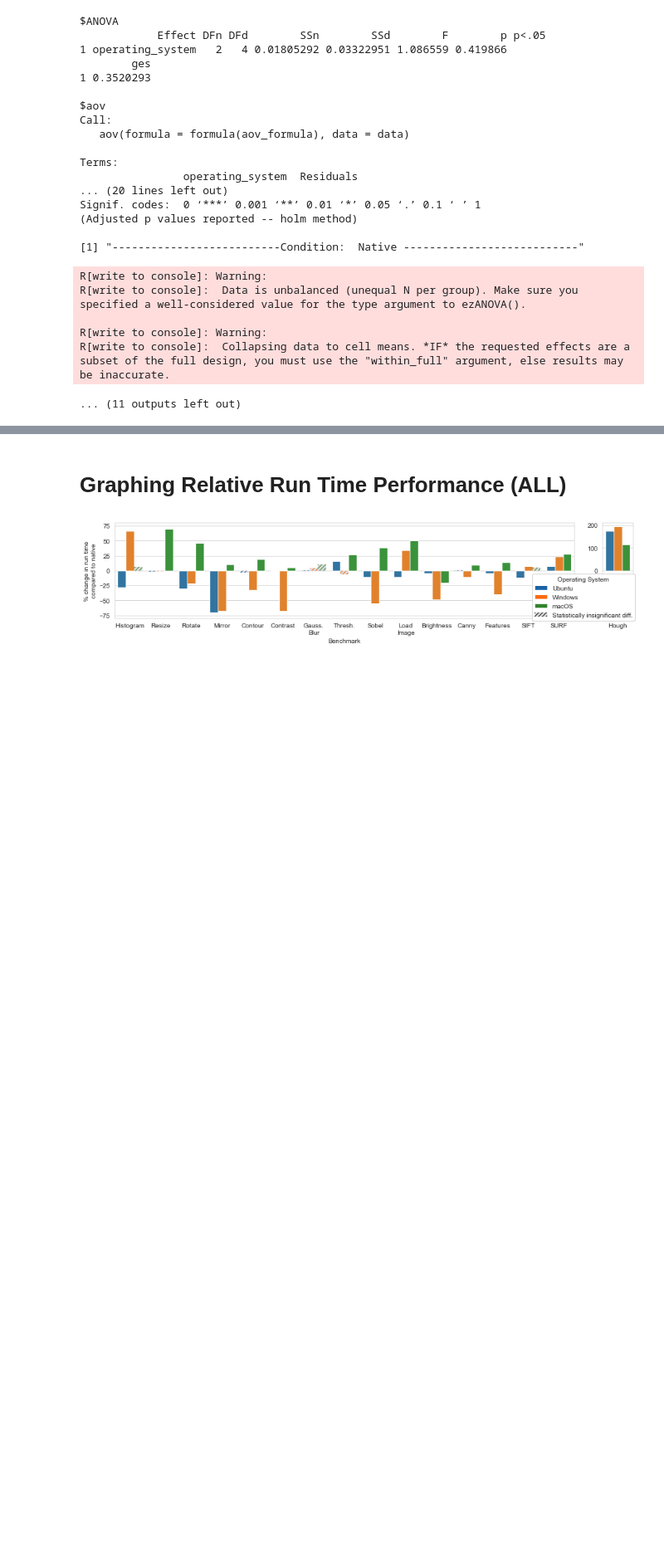
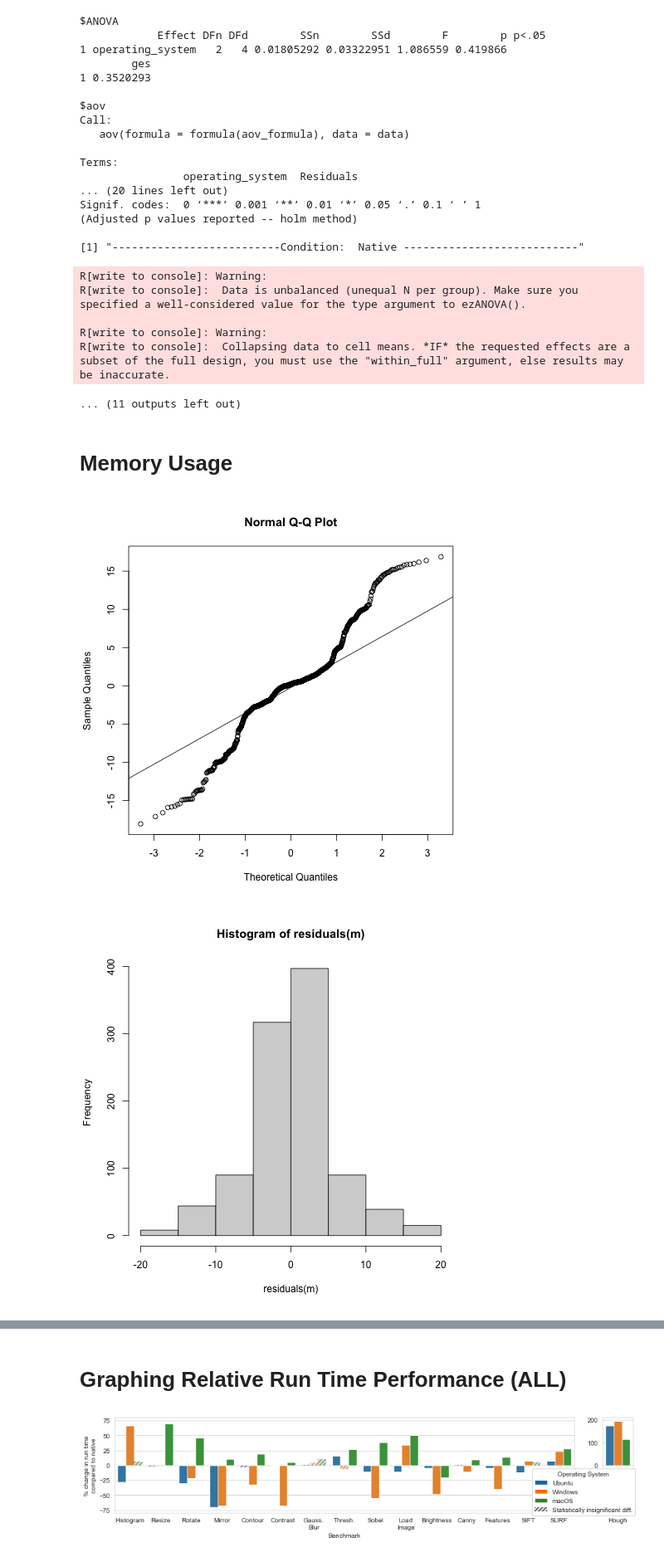
Before and after one commit to gzinck/docker-eval, a Jupyter notebook: data-analysis/docker_results.ipynb, the cells around one changed output, grey strips where cells are left out. Shown: that part at 83% size. Saved outputs shown, nothing was run; the diff lists cells and outputs as text; code cells hidden in the pictures; blank space fills up the shorter version.

Commit message:
Added some analysis for the memory stuff

```diff
--- a/data-analysis/docker_results.ipynb
+++ b/data-analysis/docker_results.ipynb
@@ -254,9 +254,7 @@ library(multcomp)
 all_df$condition <- factor(all_df$condition)
 all_df$benchmark <- factor(all_df$benchmark)
 all_df$device <- factor(all_df$device)
-all_df$operating_system <- factor(all_df$operating_system)
-
-save(all_df,file="all_df.Rda")
+all_df$operating_system <- fac
 
 significance <- data.frame(benchmark = character(),
              os = character(),
@@ -925,3 +921,33 @@ R[write to console]:  Data is unbalanced (unequal N per group). Make sure you sp
 R[write to console]: Warning:
 R[write to console]:  Collapsing data to cell means. *IF* the requested effects are a subset of the full design, you must use the "within_full" argument, else results may be inaccurate.
 ... (11 outputs left out)
+# %% [markdown]
+# Memory Usage
+# %%
+%%R -i all_df
+
+# Sanitize dataframe column names
+library(janitor)
+all_df <- clean_names(all_df)
+
+all_df$condition <- factor(all_df$condition)
+all_df$benchmark <- factor(all_df$benchmark)
+all_df$operating_system <- factor(all_df$operating_system)
+
+# Tried bootstrapping, didn't help normality much
+# all_df <- sample_n(all_df, 1000, replace = TRUE)
+
+# all_df$log_mem <- log10(all_df$memory_usage_percent_of_memory)
+
+# print(head(all_df))
+
+# Use a QQ plot and histogram to check normality
+# We use log_time because we already checked that runtime_ms is not normal
+# Also cpu_usage_percent_of_cpu, memory_usage_percent_of_memory
+m = aov(memory_usage_percent_of_memory ~ condition*benchmark*operating_system, data=all_df)
+qqnorm(residuals(m))
+qqline(residuals(m))
+hist(residuals(m))
+# %% [output]
+[figure, added]
+[figure, added]
```
Also changed, not shown: parts of 5 cells of this notebook.
